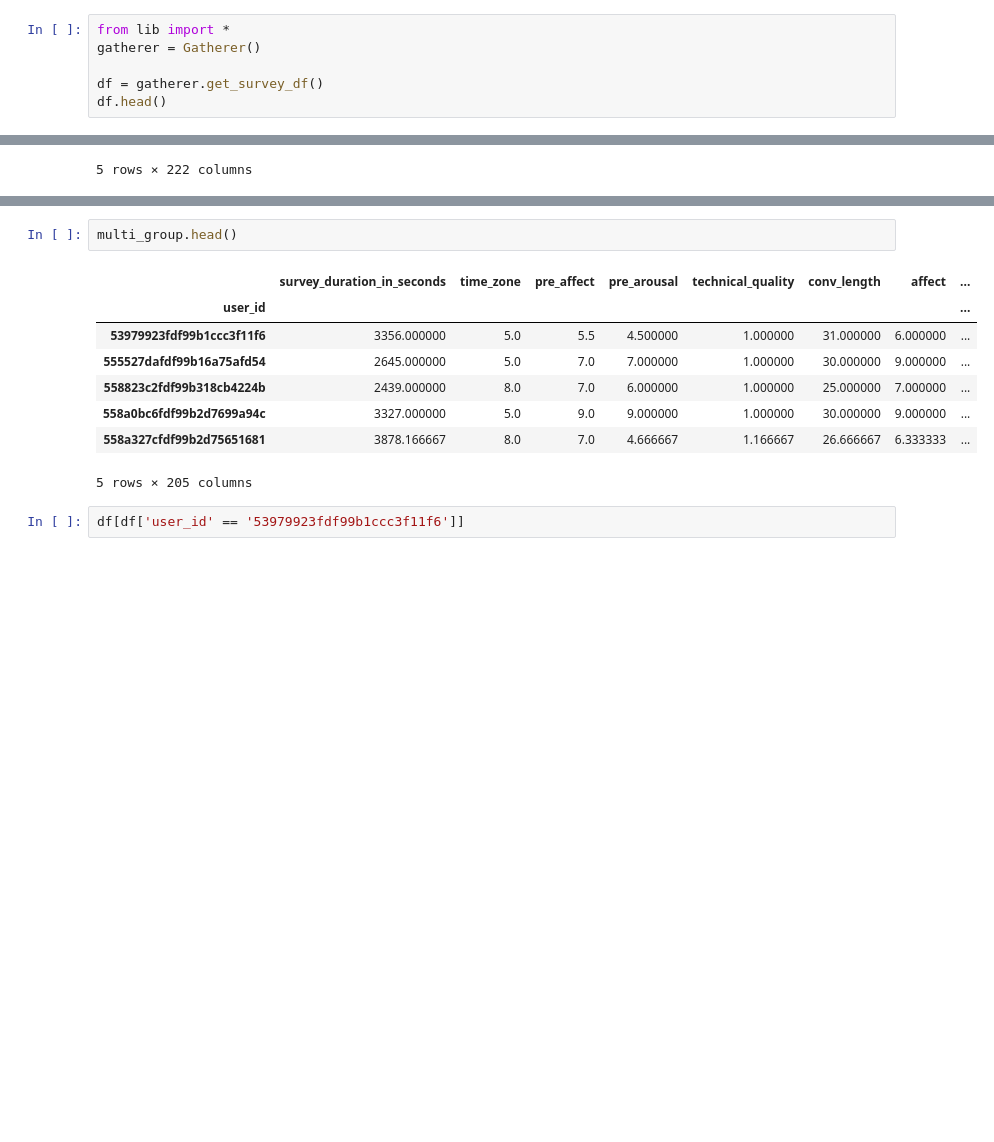
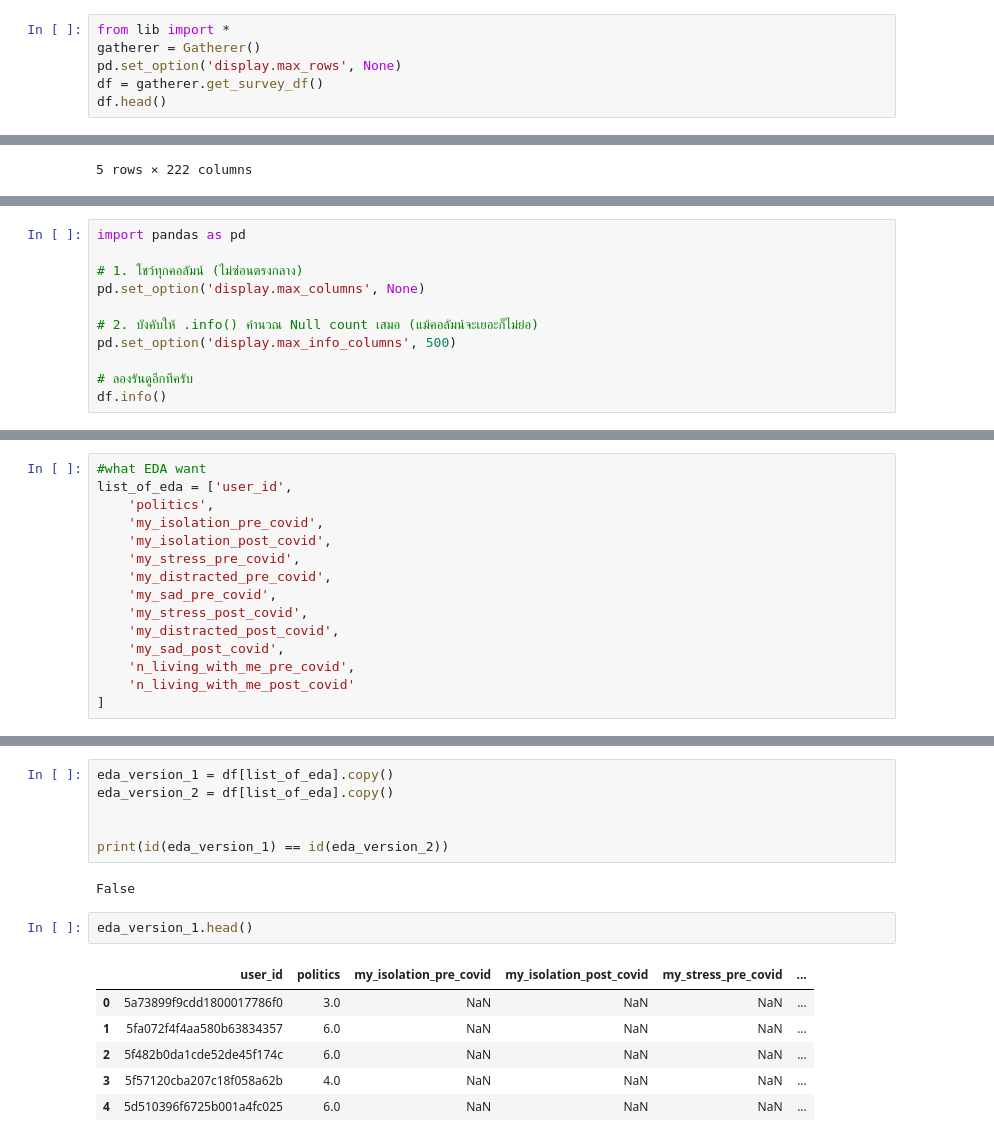
Before and after one commit to kup-kup/candor-corpus-visualization, a Jupyter notebook: main.ipynb, the cells around one changed output, grey strips where cells are left out. Cells and saved outputs as stored; diff of their text form; blank space fills up the shorter version.

```diff
--- a/main.ipynb
+++ b/main.ipynb
@@ -1,7 +1,7 @@
 # %%
 from lib import *
 gatherer = Gatherer()
-
+pd.set_option('display.max_rows', None)
 df = gatherer.get_survey_df()
 df.head()
 # %% [output]
@@ -16,0 +29,11 @@ multi_group = df.groupby('user_id').mean(numeric_only=True)
+# %%
+import pandas as pd
+
+# 1. โชว์ทุกคอลัมน์ (ไม่ซ่อนตรงกลาง)
+pd.set_option('display.max_columns', None)
+
+# 2. บังคับให้ .info() คำนวณ Null count เสมอ (แม้คอลัมน์จะเยอะก็ไม่ย่อ)
+pd.set_option('display.max_info_columns', 500)
+
+# ลองรันดูอีกทีครับ
+df.info()
@@ -16,0 +387,15 @@ multi_group = df.groupby('user_id').mean(numeric_only=True)
+# %%
+#what EDA want
+list_of_eda = ['user_id',
+    'politics',
+    'my_isolation_pre_covid',
+    'my_isolation_post_covid',
+    'my_stress_pre_covid',
+    'my_distracted_pre_covid',
+    'my_sad_pre_covid',
+    'my_stress_post_covid',
+    'my_distracted_post_covid',
+    'my_sad_post_covid',
+    'n_living_with_me_pre_covid',
+    'n_living_with_me_post_covid'
+]
@@ -17,13 +428,17 @@ multi_group = df.groupby('user_id').mean(numeric_only=True)
+# %%
+eda_version_1 = df[list_of_eda].copy()
+eda_version_2 = df[list_of_eda].copy()
+
+
+print(id(eda_version_1) == id(eda_version_2))
+# %% [output]
+False
 # %%
-multi_group.head()
+eda_version_1.head()
 # %% [output]
-|  | survey_duration_in_seconds | time_zone | pre_affect | pre_arousal | technical_quality | conv_length | affect | ... |
-| user_id |  |  |  |  |  |  |  | ... |
-| 53979923fdf99b1ccc3f11f6 | 3356.000000 | 5.0 | 5.5 | 4.500000 | 1.000000 | 31.000000 | 6.000000 | ... |
-| 555527dafdf99b16a75afd54 | 2645.000000 | 5.0 | 7.0 | 7.000000 | 1.000000 | 30.000000 | 9.000000 | ... |
-| 558823c2fdf99b318cb4224b | 2439.000000 | 8.0 | 7.0 | 6.000000 | 1.000000 | 25.000000 | 7.000000 | ... |
-| 558a0bc6fdf99b2d7699a94c | 3327.000000 | 5.0 | 9.0 | 9.000000 | 1.000000 | 30.000000 | 9.000000 | ... |
-| 558a327cfdf99b2d75651681 | 3878.166667 | 8.0 | 7.0 | 4.666667 | 1.166667 | 26.666667 | 6.333333 | ... |
+|  | user_id | politics | my_isolation_pre_covid | my_isolation_post_covid | my_stress_pre_covid | ... |
+| 0 | 5a73899f9cdd1800017786f0 | 3.0 | NaN | NaN | NaN | ... |
+| 1 | 5fa072f4f4aa580b63834357 | 6.0 | NaN | NaN | NaN | ... |
+| 2 | 5f482b0da1cde52de45f174c | 6.0 | NaN | NaN | NaN | ... |
+| 3 | 5f57120cba207c18f058a62b | 4.0 | NaN | NaN | NaN | ... |
+| 4 | 5d510396f6725b001a4fc025 | 6.0 | NaN | NaN | NaN | ... |
-5 rows × 205 columns
-# %%
-df[df['user_id' == '53979923fdf99b1ccc3f11f6']]
```
Also changed, not shown: parts of 32 cells of this notebook, 3 other files.
